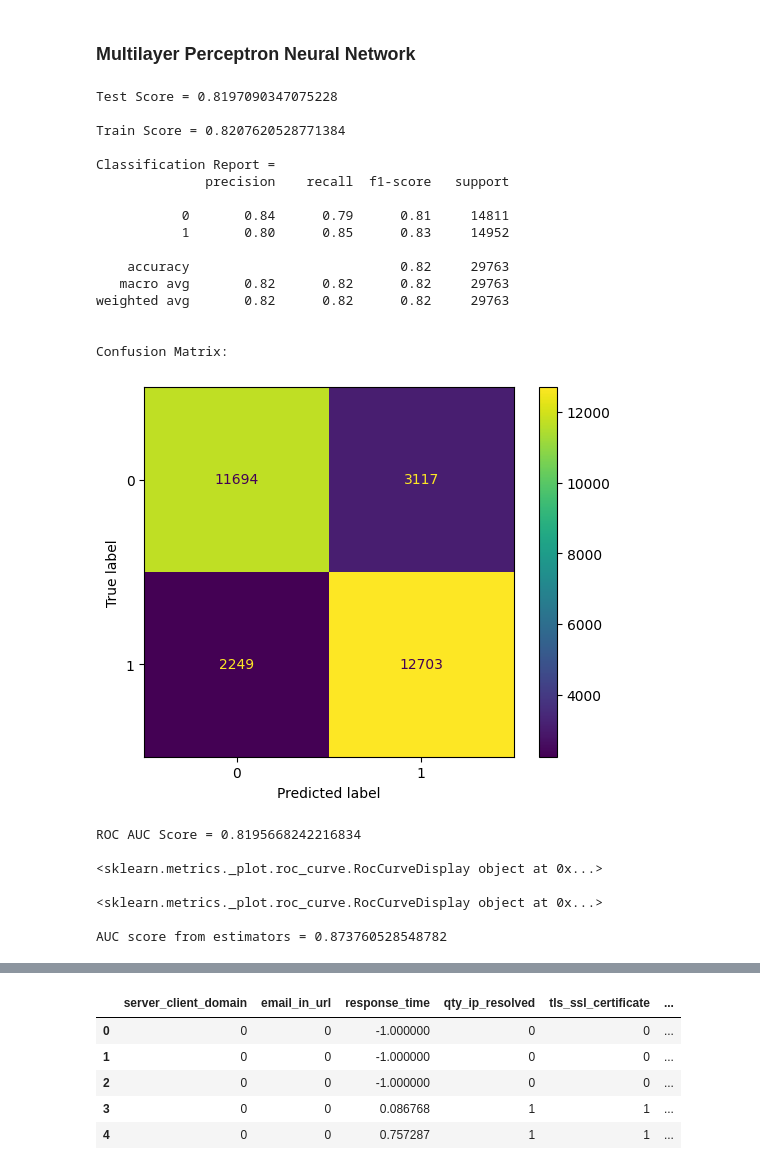
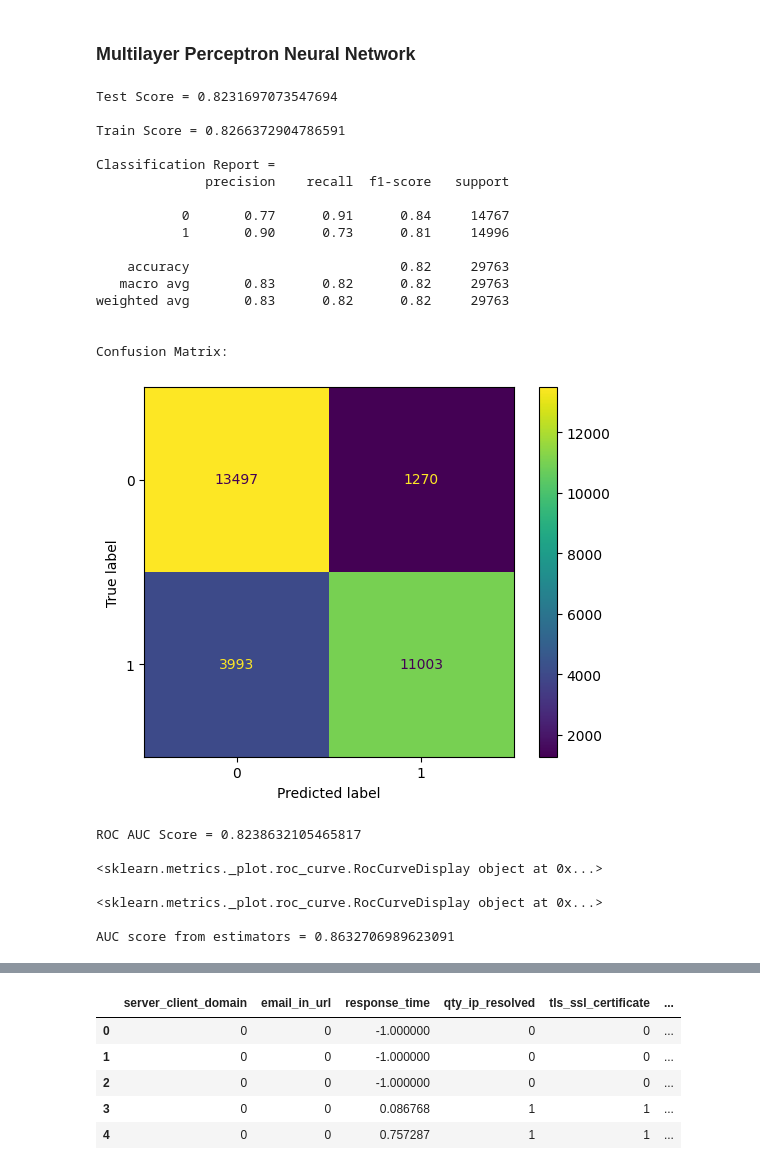
Before and after one commit to DDK1127/work_project, a Jupyter notebook: Phishing_Detection_url.ipynb, the cells around one changed output, grey strips where cells are left out. Drawn from its saved outputs; the diff is of its cells as text; code cells hidden in the pictures.

```diff
--- a/Phishing_Detection_url.ipynb
+++ b/Phishing_Detection_url.ipynb
@@ -328,5 +384,20 @@ AUC score from estimators = 0.8425041694424115
 # %% [markdown]
 ### Support Vector Machine
 # %%
-results['Support Vector Machine'] = model_development(SVC)
+SVC = LinearSVC()
+''''
+param_grid = {
+    'C': [0.1, 1, 10, 100],
+    'gamma': [1, 0.1, 0.01, 0.001],
+    'kernel': ['linear', 'rbf', 'poly', 'sigmoid'],
+    'degree':[2, 3, 4]
+}
+grid_search = GridSearchCV(SVC, param_grid, cv=5)
+grid_search.fit(x_train, y_train)
+
+print("Best Parameters:", grid_search.best_params_)
+'''
+SVC.fit(x_train, y_train)
+
+results['Support Vector Machine'] = model_development(x_train, y_train, x_test, y_test,SVC)
 # %% [output]
@@ -359,5 +430,22 @@ AUC score from estimators = 0.7835243395298688
 # %% [markdown]
 ### XG Boost Classifier
 # %%
-results['XG Boost'] = model_development(XGBoost)
+XGBoost = XGBClassifier(max_depth = None, n_estimators = 350, learning_rate = 0.1)
+'''
+param_grid = {
+    'learning_rate': [0.01, 0.1, 0.2],
+    'subsample': [0.6, 0.8, 1.0],
+    'colsample_bytree': [0.6, 0.8, 1.0],
+    'gamma': [0, 0.1, 0.2],
+    'reg_alpha': [0, 0.1, 0.5],
+    'reg_lambda': [0, 0.1, 0.5]
+}
+
+grid_search = GridSearchCV(XGBoost, param_grid, cv=5)
+grid_search.fit(x_train, y_train)
+
+print("Best Parameters:", grid_search.best_params_)
+'''
+XGBoost.fit(x_train, y_train)
+results['XG Boost'] = model_development(x_train, y_train, x_test, y_test, XGBoost)
 # %% [output]
@@ -390,5 +478,7 @@ AUC score from estimators = 0.9702926144433234
 # %% [markdown]
 ### Light GBM Classifier
 # %%
-results['Light GBM'] = model_development(LightGBM)
+LightGBM = LGBMClassifier()
+LightGBM.fit(x_train, y_train)
+results['Light GBM'] = model_development(x_train, y_train, x_test, y_test, LightGBM)
 # %% [output]
@@ -422,29 +512,31 @@ AUC score from estimators = 0.9671202072093756
 # %% [markdown]
 ### Multilayer Perceptron Neural Network
 # %%
-results['MLP Neural Network'] = model_development(MLP)
+MLP = MLPClassifier()
+MLP.fit(x_train, y_train)
+results['MLP Neural Network'] = model_development(x_train, y_train, x_test, y_test, MLP)
 # %% [output]
-Test Score = 0.8197090347075228
+Test Score = 0.8231697073547694
 
-Train Score = 0.8207620528771384
+Train Score = 0.8266372904786591
 
 Classification Report =
               precision    recall  f1-score   support
 
-           0       0.84      0.79      0.81     14811
-           1       0.80      0.85      0.83     14952
+           0       0.77      0.91      0.84     14767
+           1       0.90      0.73      0.81     14996
 
     accuracy                           0.82     29763
-   macro avg       0.82      0.82      0.82     29763
-weighted avg       0.82      0.82      0.82     29763
+   macro avg       0.83      0.82      0.82     29763
+weighted avg       0.83      0.82      0.82     29763
 
 
 Confusion Matrix:
-[figure, old version]
+[figure, new version]
-ROC AUC Score = 0.8195668242216834
+ROC AUC Score = 0.8238632105465817
 
 <sklearn.metrics._plot.roc_curve.RocCurveDisplay object at 0x...>
 
 <sklearn.metrics._plot.roc_curve.RocCurveDisplay object at 0x...>
 
-AUC score from estimators = 0.873760528548782
+AUC score from estimators = 0.8632706989623091
```
Also changed, not shown: parts of 17 cells of this notebook, 21 other files.
